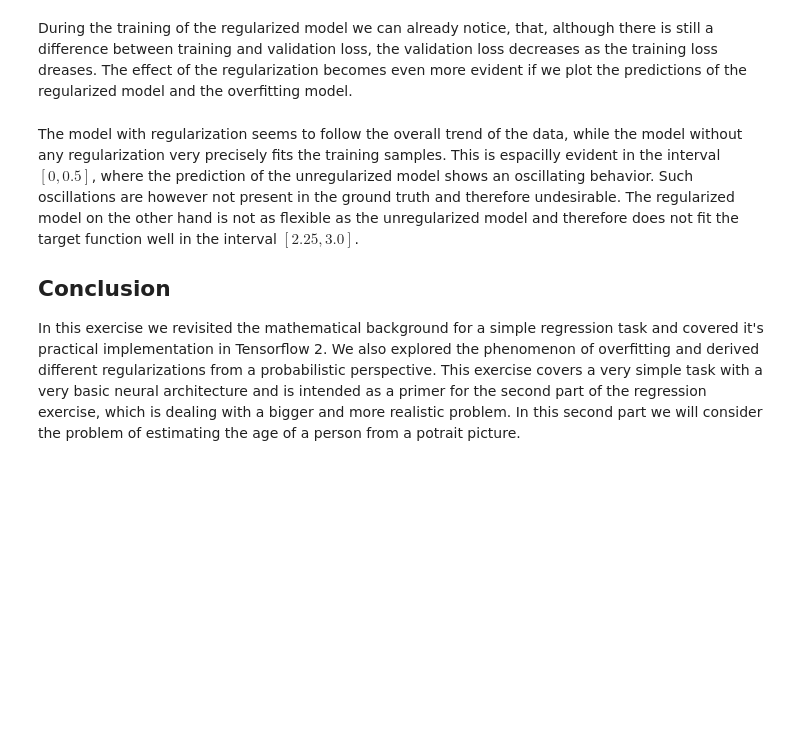
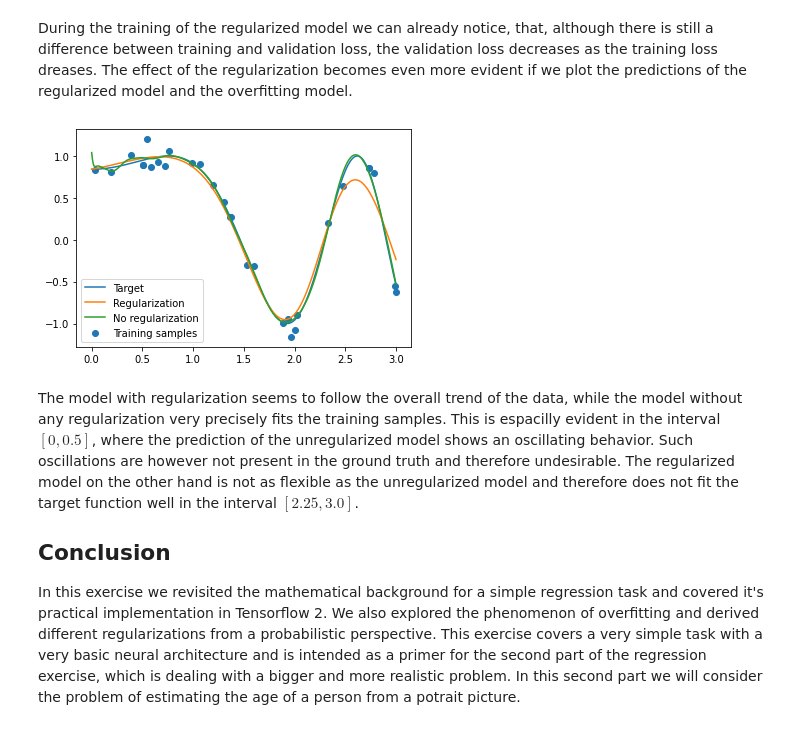
Before and after one commit to saapo-ka-baadshah/my_uni_work, a Jupyter notebook: assignment1.ipynb, the cells around one changed output. Cells and saved outputs as stored; diff of their text form; code cells hidden in the pictures; blank space fills up the shorter version.

```diff
--- a/assignment1.ipynb
+++ b/assignment1.ipynb
@@ -369,14 +381,16 @@ During the training of the regularized model we can already notice, that, althou
 # %%
 """ We now want to plot the prediction of the regularized and unregularized big model. """
 
-y_pred = # Predict with "big_reg_mdl" on "x"
-y_pred_overfit = # Predict with "reg_mdl" on "x"
+y_pred = big_reg_mdl(x)# Predict with "big_reg_mdl" on "x"
+y_pred_overfit = big_mdl(x) # Predict with "reg_mdl" on "x"
 plt.scatter(x_train_overfit, y_train_overfit)
 plt.plot(x, y_true)
 plt.plot(x, y_pred.numpy())
 plt.plot(x, y_pred_overfit.numpy())
 plt.legend(["Target", "Regularization", "No regularization", "Training samples"])
 plt.show()
+# %% [output]
+[figure, added]
 # %% [markdown]
 The model with regularization seems to follow the overall trend of the data, while the model without any regularization very precisely fits the training samples. This is espacilly evident in the interval $\left[0,0.5\right]$, where the prediction of the unregularized model shows an oscillating behavior. Such oscillations are however not present in the ground truth and therefore undesirable. The regularized model on the other hand is not as flexible as the unregularized model and therefore does not fit the target function well in the interval $\left[2.25, 3.0\right]$.
 
```
Also changed, not shown: parts of 14 cells of this notebook.
